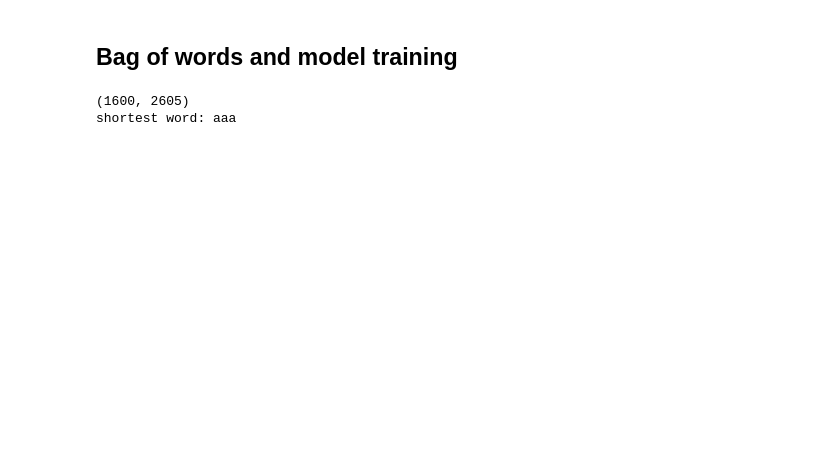
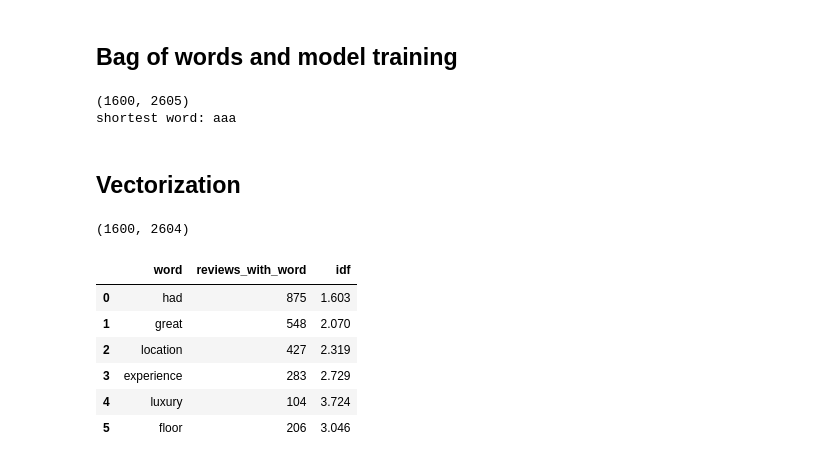
Before and after one commit to Sr-santi/NLP-deceptive-reviews, a Jupyter notebook: text_classification.ipynb, the cells around one changed output. Drawn from its saved outputs; the diff is of its cells as text; code cells hidden in the pictures; blank space fills up the shorter version.

```diff
--- a/text_classification.ipynb
+++ b/text_classification.ipynb
@@ -204,12 +204,34 @@ print("shortest word:", min(words, key=len))
 # %% [output]
 (1600, 2605)
 shortest word: aaa
+# %% [markdown]
+## Vectorization
 # %%
-# fake_counts = bow.loc[bow["deceptive"] == "deceptive", words].sum()
-# real_counts = bow.loc[bow["deceptive"] == "truthful", words].sum()
+from sklearn.feature_extraction.text import TfidfTransformer
 
-# fig, axes = plt.subplots(2, 1, figsize=(10, 8))
-# draw_cloud(fake_counts.to_dict(), "fake reviews, bag of words", axes[0])
-# draw_cloud(real_counts.to_dict(), "real reviews, bag of words", axes[1])
-# fig.tight_layout()
-# plt.show()
+tfidf = TfidfTransformer()
+X_tfidf = tfidf.fit_transform(X)
+
+tfidf_df = pd.DataFrame(X_tfidf.toarray(), columns=words)
+tfidf_df.insert(0, "deceptive", df["deceptive"].values)
+
+X_tfidf.shape
+# %% [output]
+(1600, 2604)
+# %%
+check = ["had", "great", "location", "experience", "luxury", "floor"]
+index = {word: i for i, word in enumerate(words)}
+
+pd.DataFrame({
+    "word": check,
+    "reviews_with_word": [(X[:, index[w]] > 0).sum() for w in check],
+    "idf": [tfidf.idf_[index[w]] for w in check],
+}).round(3)
+# %% [output]
+|  | word | reviews_with_word | idf |
+| 0 | had | 875 | 1.603 |
+| 1 | great | 548 | 2.070 |
+| 2 | location | 427 | 2.319 |
+| 3 | experience | 283 | 2.729 |
+| 4 | luxury | 104 | 3.724 |
+| 5 | floor | 206 | 3.046 |
```
Also changed, not shown: parts of 3 cells of this notebook.
